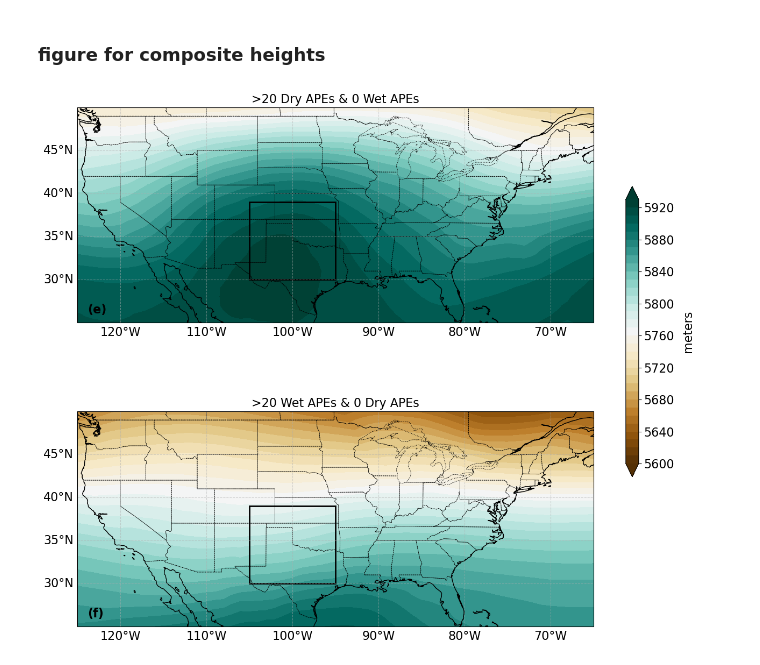
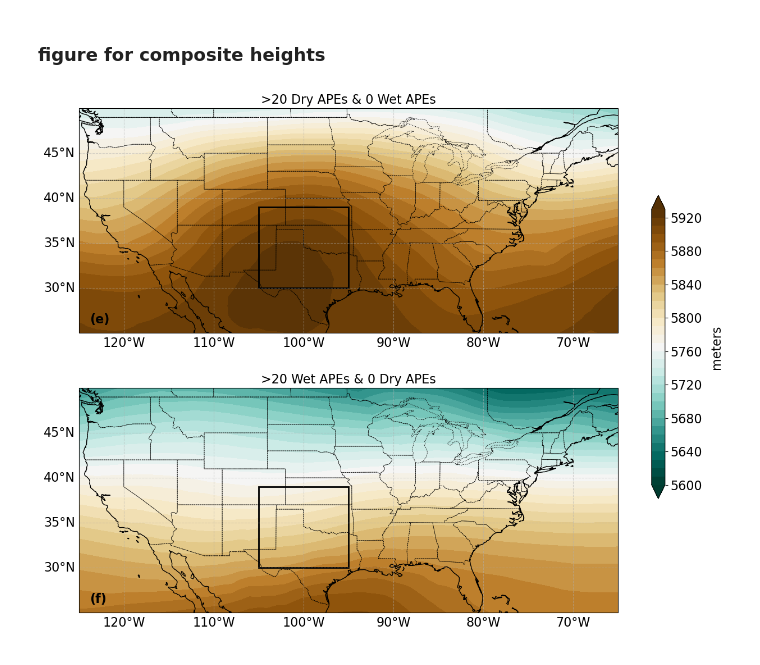
Before and after one commit to arosenaos/jupyter_notebooks, a Jupyter notebook: era5_geopotential.ipynb, the cells around one changed output. Saved outputs shown, nothing was run; the diff lists cells and outputs as text; code cells hidden in the pictures.

```diff
--- a/era5_geopotential.ipynb
+++ b/era5_geopotential.ipynb
@@ -550,7 +550,7 @@ for ax, (cat, comp_height) in zip(axes, composite_heights.items()):
 
         geopot["longitude"], geopot["latitude"], comp_height,
 
-        transform=ccrs.PlateCarree(), cmap="BrBG", levels=levels, extend="both")
+        transform=ccrs.PlateCarree(), cmap="BrBG_r", levels=levels, extend="both")
 
     # Add map features
     ax.add_feature(cfeature.COASTLINE, linewidth=1.0)
@@ -601,7 +601,7 @@ n_dry = len(category_1_days)
 n_wet = len(category_2_days)
 
 raw_caption = (
-    r'$\bf{Figure\ 5.}$ '
+    r'$\bf{Figure\ 6.}$ '
     f'Composite {title_hpa} hPa geopotential height for days falling under '
     f'(c) dry and (d) wet APE "preferred" regimes. '
     f'A dry (wet) APE "preferred" regime is defined as days in which > 20 dry (wet) APEs '
@@ -614,44 +614,44 @@ plt.subplots_adjust(
     left=0.08,
     right=0.88,
     top=0.93,
-    bottom=0.05,   # much less bottom space needed now
-    hspace=0.15
+    bottom=0.12,   # ← increase bottom margin to give caption room
+    hspace=0.05    # ← tighter gap between the two panels
 )
 
 # Wider caption text
 
 caption = textwrap.fill(raw_caption, width=130)
 
-# # Move caption closer to figure
+# Move caption closer to figure
 # fig.text(
 #     0.5,
-#     0.02,   # ↑ closer to plots
+#     0.01,          # ← sits within the bottom margin, won't overlap panels
 #     caption,
 #     ha='center',
 #     va='bottom',
 #     fontsize=14
 # )
 
 # ----------------------------
 # Panel labels (bottom-left)
 # ----------------------------
 panel_labels = ['(e)', '(f)']  # top panel, bottom panel
 
 for ax, lab in zip(axes, panel_labels):
 
     ax.text(
 
         0.02, 0.03,          # x, y in axis coordinates
         lab,
         transform=ax.transAxes,
         ha='left',
         va='bottom',
         fontweight='bold',
         fontsize=16
     )
 
-fig.savefig("figure5ef_geopotential.pdf", dpi=300, bbox_inches="tight")
+fig.savefig("/home/annierosen16/500hpa_geopotential.png", dpi=300, bbox_inches="tight")
 
 plt.show()
 # %% [output]
-[figure, old version]
+[figure, new version]
```
Also changed, not shown: 9 other files.
